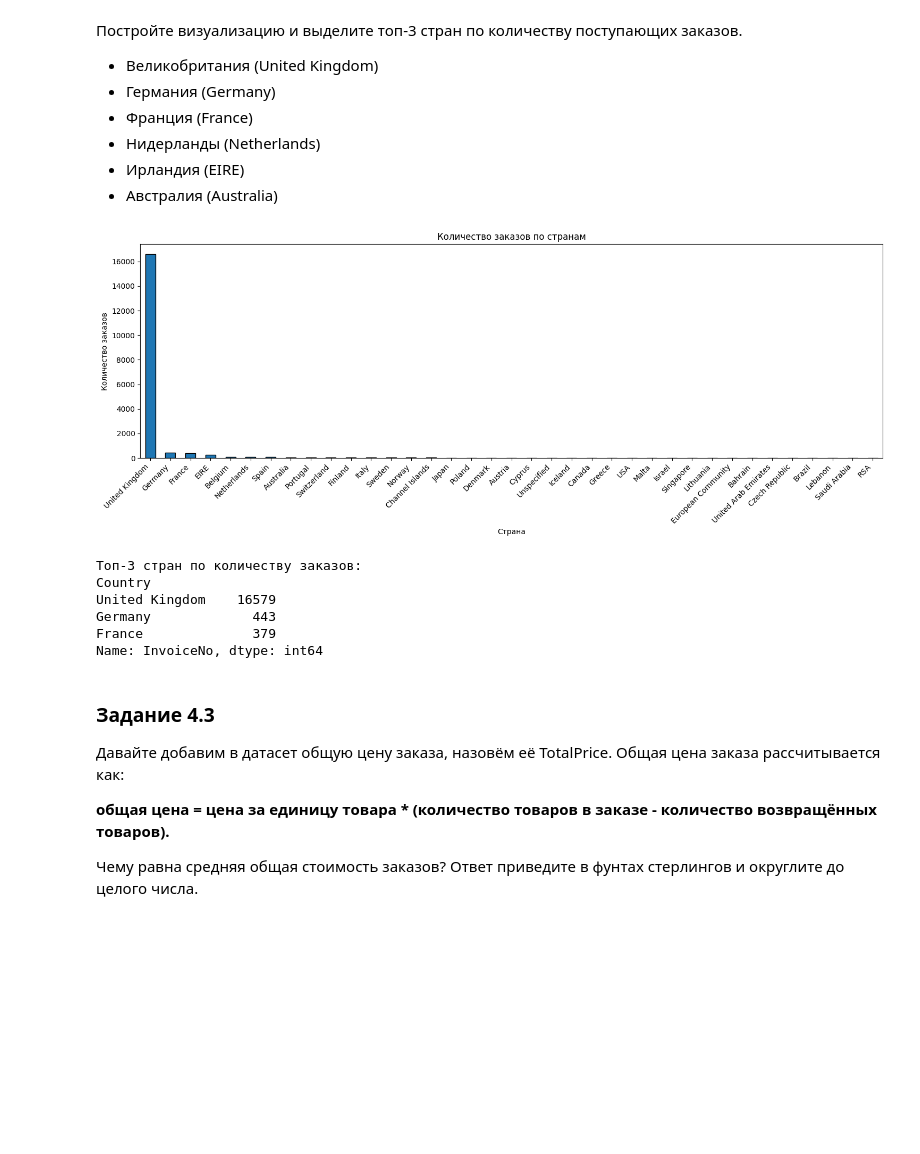
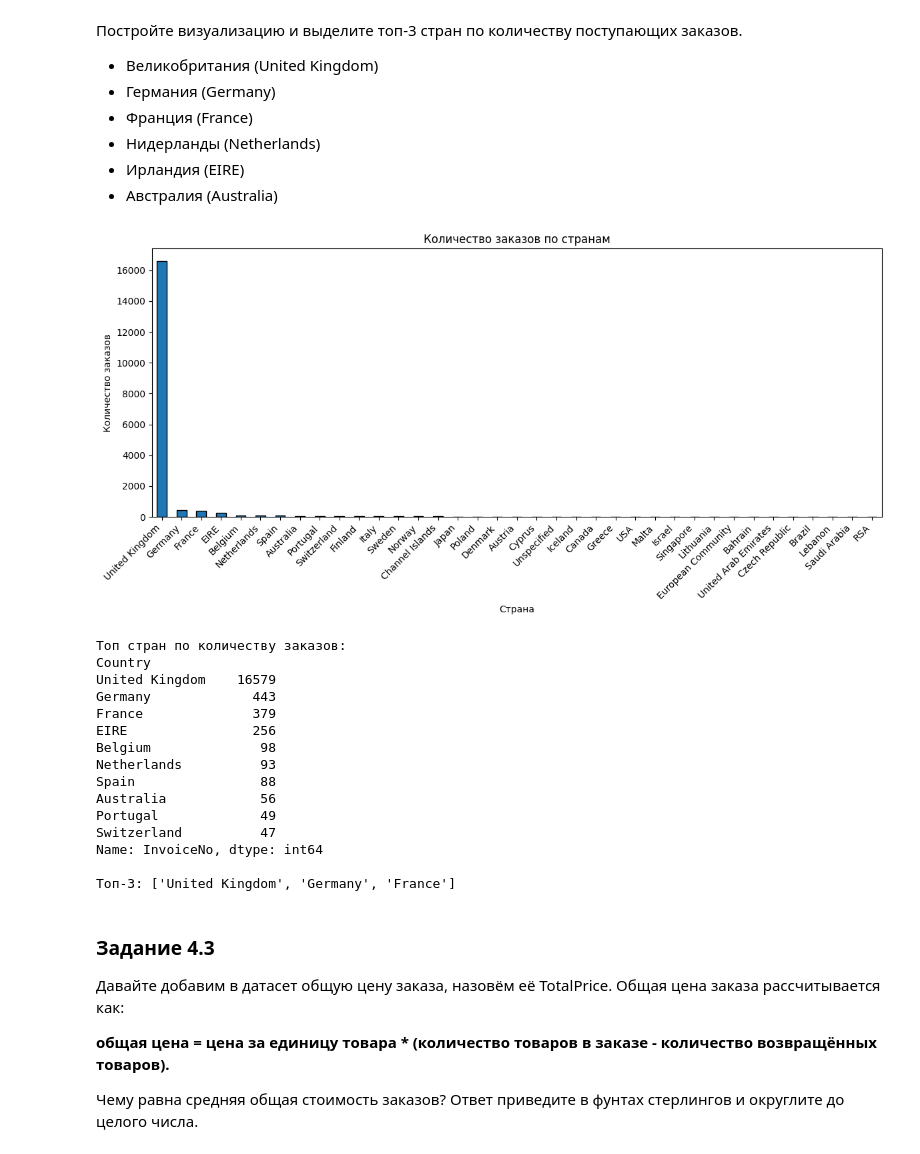
Before and after one commit to Aleksandr219-0/sf_data_science, a Jupyter notebook: PROJECT-6/Project-6._Ноутбук-шаблон.ipynb, the cells around one changed output. Saved outputs shown, nothing was run; the diff lists cells and outputs as text; code cells hidden in the pictures; blank space fills up the shorter version.

```diff
--- a/PROJECT-6/Project-6._Ноутбук-шаблон.ipynb
+++ b/PROJECT-6/Project-6._Ноутбук-шаблон.ipynb
@@ -757,0 +497,6 @@ print(len(data))
+# %%
+# Удаление транзакций с отрицательным Quantity
+data = data[data['Quantity'] > 0]
+
+# Количество оставшихся записей
+print(len(data))
@@ -791,13 +535,3 @@ print(f"Осталось записей: {len(data)}")
 1) В скольких транзакциях цена за единицу товара равна 0?
 
 2) Таких транзакций оказалось менее 1 %, поэтому от них можно просто избавиться. Удалите такие транзакции из таблицы. Сколько записей осталось?
-# %%
-# 1) Считаем количество транзакций с ценой 0
-zero_price_count = len(data[data['UnitPrice'] == 0])
-print(f"Транзакций с ценой 0: {zero_price_count}")
-
-# 2) Удаляем транзакции с ценой 0
-data = data[data['UnitPrice'] > 0].copy()
-
-# Считаем количество оставшихся записей
-print(f"Осталось записей: {len(data)}")
@@ -806,0 +538,8 @@ print(f"Осталось записей: {len(data)}")
+# %%
+# 1) Количество транзакций с UnitPrice = 0
+zero_price_count = (data['UnitPrice'] == 0).sum()
+print(zero_price_count)
+
+# 2) Удаление транзакций с UnitPrice = 0 и подсчёт оставшихся
+data = data[data['UnitPrice'] > 0]
+print(len(data))
@@ -874,32 +618,39 @@ Name: CustomerID, dtype: int64
 * Ирландия (EIRE)
 * Австралия (Australia)
 # %%
-import matplotlib.pyplot as plt
-
-# Группируем по стране и считаем количество уникальных заказов (InvoiceNo)
+# Подсчёт количества заказов по странам
 orders_by_country = data.groupby('Country')['InvoiceNo'].nunique().sort_values(ascending=False)
 
-# Строим график
-plt.figure(figsize=(15, 6))
+# Построение графика
+plt.figure(figsize=(12, 6))
 orders_by_country.plot(kind='bar')
 plt.title('Количество заказов по странам')
 plt.xlabel('Страна')
 plt.ylabel('Количество заказов')
 plt.xticks(rotation=45, ha='right')
 plt.tight_layout()
 plt.show()
 
-# Выводим топ-3 стран
-print("Топ-3 стран по количеству заказов:")
-print(orders_by_country.head(3))
+# Топ-3 стран
+print(f"Топ стран по количеству заказов:\n{orders_by_country.head(10)}")
+print(f"\nТоп-3: {orders_by_country.head(3).index.tolist()}")
 # %% [output]
-[figure, old version]
+[figure, new version]
-Топ-3 стран по количеству заказов:
+Топ стран по количеству заказов:
 Country
 United Kingdom    16579
 Germany             443
 France              379
+EIRE                256
+Belgium              98
+Netherlands          93
+Spain                88
+Australia            56
+Portugal             49
+Switzerland          47
 Name: InvoiceNo, dtype: int64
+
+Топ-3: ['United Kingdom', 'Germany', 'France']
 # %% [markdown]
 ### Задание 4.3
 Давайте добавим в датасет общую цену заказа, назовём её TotalPrice.
```
Also changed, not shown: parts of 64 cells of this notebook, 10 other files.
